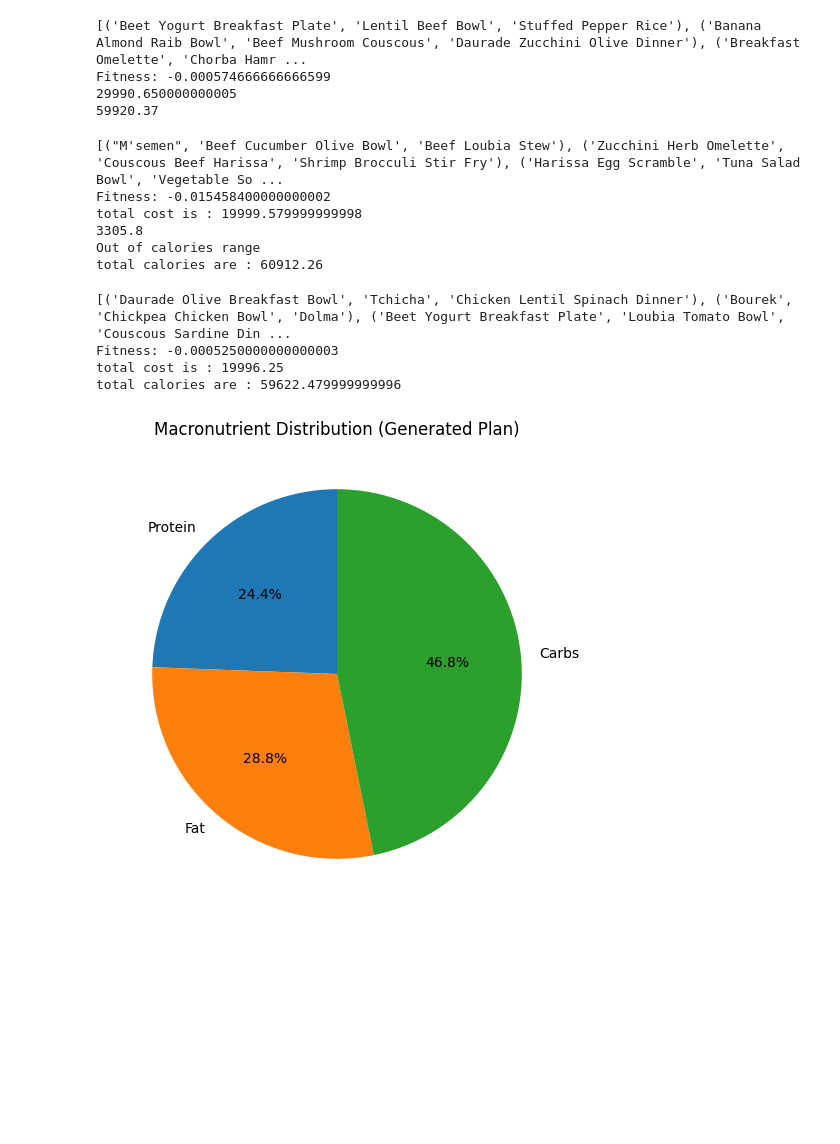
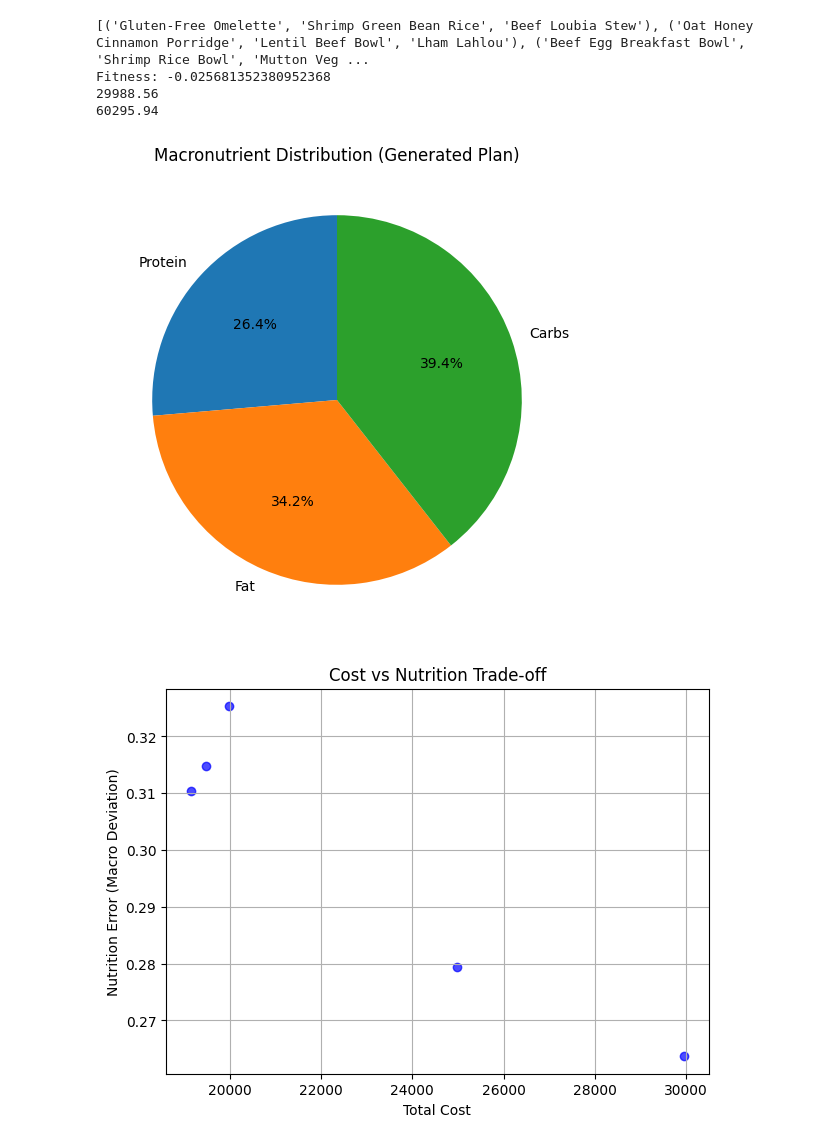
Before and after one commit to Abdelouahab-aourar/Nutri-Mlih, a Jupyter notebook: ga.ipynb, the cells around one changed output. Cells and saved outputs as stored; diff of their text form; code cells hidden in the pictures; blank space fills up the shorter version.

Commit message:
added the nutritional macro values in genetic algorithms

```diff
--- a/ga.ipynb
+++ b/ga.ipynb
@@ -3,5 +3,11 @@ import pandas as pd
 import numpy as np
 import random
 import matplotlib.pyplot as plt
+# %%
+NUTRI_PREFERENCE_MAP = {
+    "maintain":       {"protein": 0.30, "fat": 0.25, "carbs": 0.45},
+    "gain":   {"protein": 0.40, "fat": 0.25, "carbs": 0.35},
+    "loss":       {"protein": 0.25, "fat": 0.35, "carbs": 0.40},
+}
 # %%
 recipes_df = pd.read_csv("./data/recipes.csv")
@@ -154,31 +188,17 @@ def GASearch(problem):
     best_candidate = sorted(population, key=lambda x: x[1], reverse=True)[:1]
     return best_candidate[0]
 # %%
-g = GAProblem(recipes_df,30000,2000)
+g = GAProblem(recipes_df,30000,2000, "loss")
 solution, fitness  = GASearch(g)
 print(solution)
 print(f"Fitness: {fitness}")
 print(g.get_total_cost(solution))
 print(g.get_total_cal(solution))
 # %% [output]
-[('Beet Yogurt Breakfast Plate', 'Lentil Beef Bowl', 'Stuffed Pepper Rice'), ('Banana Almond Raib Bowl', 'Beef Mushroom Couscous', 'Daurade Zucchini Olive Dinner'), ('Breakfast Omelette', 'Chorba Hamr ...
-Fitness: -0.000574666666666599
-29990.650000000005
-59920.37
+[('Gluten-Free Omelette', 'Shrimp Green Bean Rice', 'Beef Loubia Stew'), ('Oat Honey Cinnamon Porridge', 'Lentil Beef Bowl', 'Lham Lahlou'), ('Beef Egg Breakfast Bowl', 'Shrimp Rice Bowl', 'Mutton Veg ...
+Fitness: -0.025681352380952368
+29988.56
+60295.94
-# %%
-g = GAProblem(recipes_df,20000,2000)
-solution, fitness  = GASearch(g)
-print(solution)
-print(f"Fitness: {fitness}")
-print(f"total cost is : {g.get_total_cost(solution)}")
-print(f"total calories are : {g.get_total_cal(solution)}")
-# %% [output]
-[("M'semen", 'Beef Cucumber Olive Bowl', 'Beef Loubia Stew'), ('Zucchini Herb Omelette', 'Couscous Beef Harissa', 'Shrimp Brocculi Stir Fry'), ('Harissa Egg Scramble', 'Tuna Salad Bowl', 'Vegetable So ...
-Fitness: -0.015458400000000002
-total cost is : 19999.579999999998
-3305.8
-Out of calories range
-total calories are : 60912.26
 # %%
 
 def get_meals_details(recipes_df):
@@ -192,18 +212,17 @@ def get_meals_details(recipes_df):
           row["provided_carbs"]
        )})
     return meals
-
-def get_macro_nutrition(meals,state):
+def get_macro_nutrition(meals, state):
     protein_v = 0
     fat_v = 0
     carbs_v = 0
     total_cal = 0
     for day in state:
-            total_cal += meals[day[0]][0] + meals[day[1]][0] +meals[day[2]][0]
-            protein_v += meals[day[0]][1] + meals[day[1]][1] +meals[day[2]][1]
-            fat_v += meals[day[0]][2] + meals[day[1]][2] +meals[day[2]][2]
-            carbs_v += meals[day[0]][3] + meals[day[1]][3] +meals[day[2]][3]
-    return [(protein_v*4)/total_cal,(fat_v*9)/total_cal,(carbs_v*4)/total_cal]
+        total_cal += meals[day[0]][0] + meals[day[1]][0] + meals[day[2]][0]
+        protein_v += meals[day[0]][1] + meals[day[1]][1] + meals[day[2]][1]
+        fat_v     += meals[day[0]][2] + meals[day[1]][2] + meals[day[2]][2]
+        carbs_v   += meals[day[0]][3] + meals[day[1]][3] + meals[day[2]][3]
+    return [protein_v / total_cal, fat_v / total_cal, carbs_v / total_cal]
 
 def macro_error(meals,state):
     macros = get_macro_nutrition(meals,state)
@@ -217,43 +236,32 @@ def macro_error(meals,state):
 def get_axis_plot(meals):
      costs = []
      errors = []
      i = 10000
      for _ in range(5):  # 30 different solution
         g = GAProblem(recipes_df,i,2000)
         solution,_ = GASearch(g)
         cost = g.get_total_cost(solution)
         error = macro_error(meals,solution)
         i += 5000
         costs.append(cost)
         errors.append(error)
      return costs,errors
 
-g = GAProblem(recipes_df,20000,2000)
-solution, fitness  = GASearch(g)
-print(solution)
-print(f"Fitness: {fitness}")
-print(f"total cost is : {g.get_total_cost(solution)}")
-print(f"total calories are : {g.get_total_cal(solution)}")
-
 meals_details = get_meals_details(recipes_df)
 labels = ['Protein', 'Fat', 'Carbs']
 values = get_macro_nutrition(meals_details,solution)
 plt.figure(figsize=(6,6))
 plt.pie(values, labels=labels, autopct='%1.1f%%', startangle=90)
 plt.title('Macronutrient Distribution (Generated Plan)')
 plt.show()
-
 x_axis,y_axis = get_axis_plot(meals_details)
 plt.figure(figsize=(7,5))
 plt.scatter(x_axis, y_axis, color='blue', alpha=0.7)
 plt.xlabel("Total Cost")
 plt.ylabel("Nutrition Error (Macro Deviation)")
 plt.title("Cost vs Nutrition Trade-off")
 plt.grid(True)
 plt.show()
 # %% [output]
-[('Daurade Olive Breakfast Bowl', 'Tchicha', 'Chicken Lentil Spinach Dinner'), ('Bourek', 'Chickpea Chicken Bowl', 'Dolma'), ('Beet Yogurt Breakfast Plate', 'Loubia Tomato Bowl', 'Couscous Sardine Din ...
-Fitness: -0.0005250000000000003
-total cost is : 19996.25
-total calories are : 59622.479999999996
-[figure, old version]
+[figure, new version]
+[figure, added]
```
Also changed, not shown: parts of 1 cell of this notebook.
